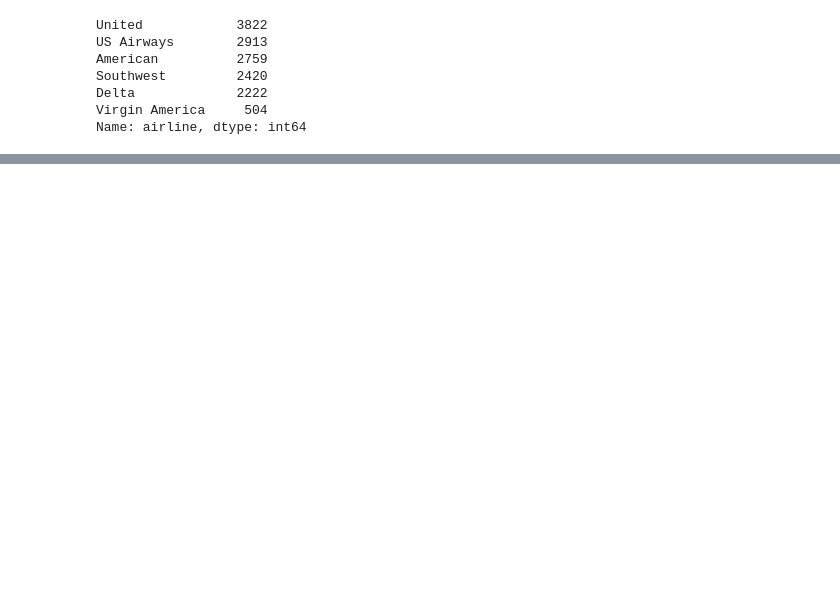
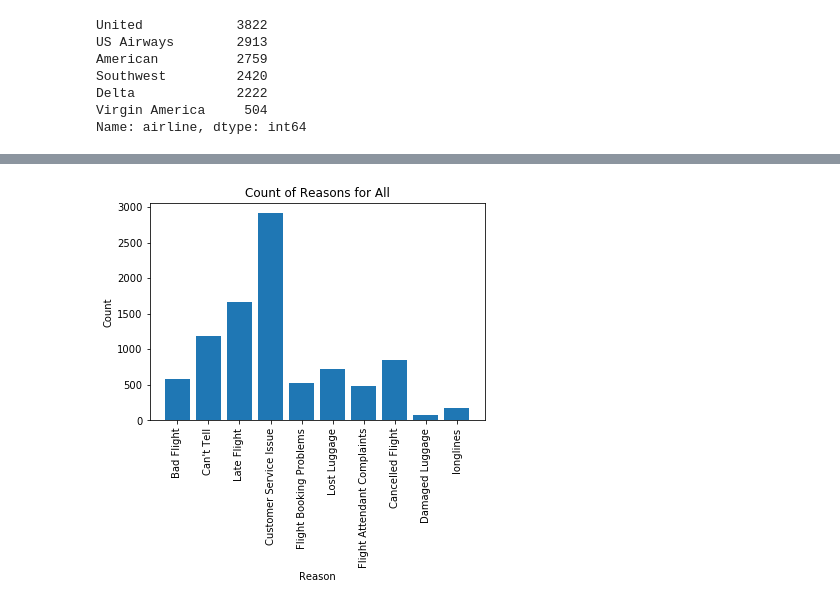
Before and after one commit to pqrst/twitterAirlineSentiment, a Jupyter notebook: twitterSentiment.ipynb, the cells around one changed output, grey strips where cells are left out. Saved outputs shown, nothing was run; the diff lists cells and outputs as text; code cells hidden in the pictures; blank space fills up the shorter version.

```diff
--- a/twitterSentiment.ipynb
+++ b/twitterSentiment.ipynb
@@ -98,9 +111,26 @@ NR_Count = dict(tweet['negativereason'].value_counts(sort=False))
 # %%
 def NR_Count(Airline):
-    if Airline == 'All'
-        df = tweet
+    if Airline=='All':
+        df=tweet
     else:
-        df = tweet[tweet['airline']==Airline]
-    count = dict(df['negativereason'].value_counts())
-    Unique_reason = list(tweet['negativereason'].unique())
-    UNique_reason = [x for x in Unique_reason if str(x) != 'nan'] ###
+        df=tweet[tweet['airline']==Airline]
+    count=dict(df['negativereason'].value_counts())
+    Unique_reason=list(tweet['negativereason'].unique())
+    Unique_reason=[x for x in Unique_reason if str(x) != 'nan']
+    Reason_frame=pandas.DataFrame({'Reasons':Unique_reason})
+    Reason_frame['count']=Reason_frame['Reasons'].apply(lambda x: count[x])
+    return Reason_frame
+# %%
+def plot_reason(Airline):
+    df=NR_Count(Airline)
+    count=df['count']
+    Index = range(1,(len(df)+1))
+    plt.bar(Index,count)
+    plt.xticks(Index,df['Reasons'],rotation=90)
+    plt.ylabel('Count')
+    plt.xlabel('Reason')
+    plt.title('Count of Reasons for '+Airline)
+# %%
+plot_reason('All')
+# %% [output]
+[figure, added]
```
Also changed, not shown: parts of 16 cells of this notebook.
